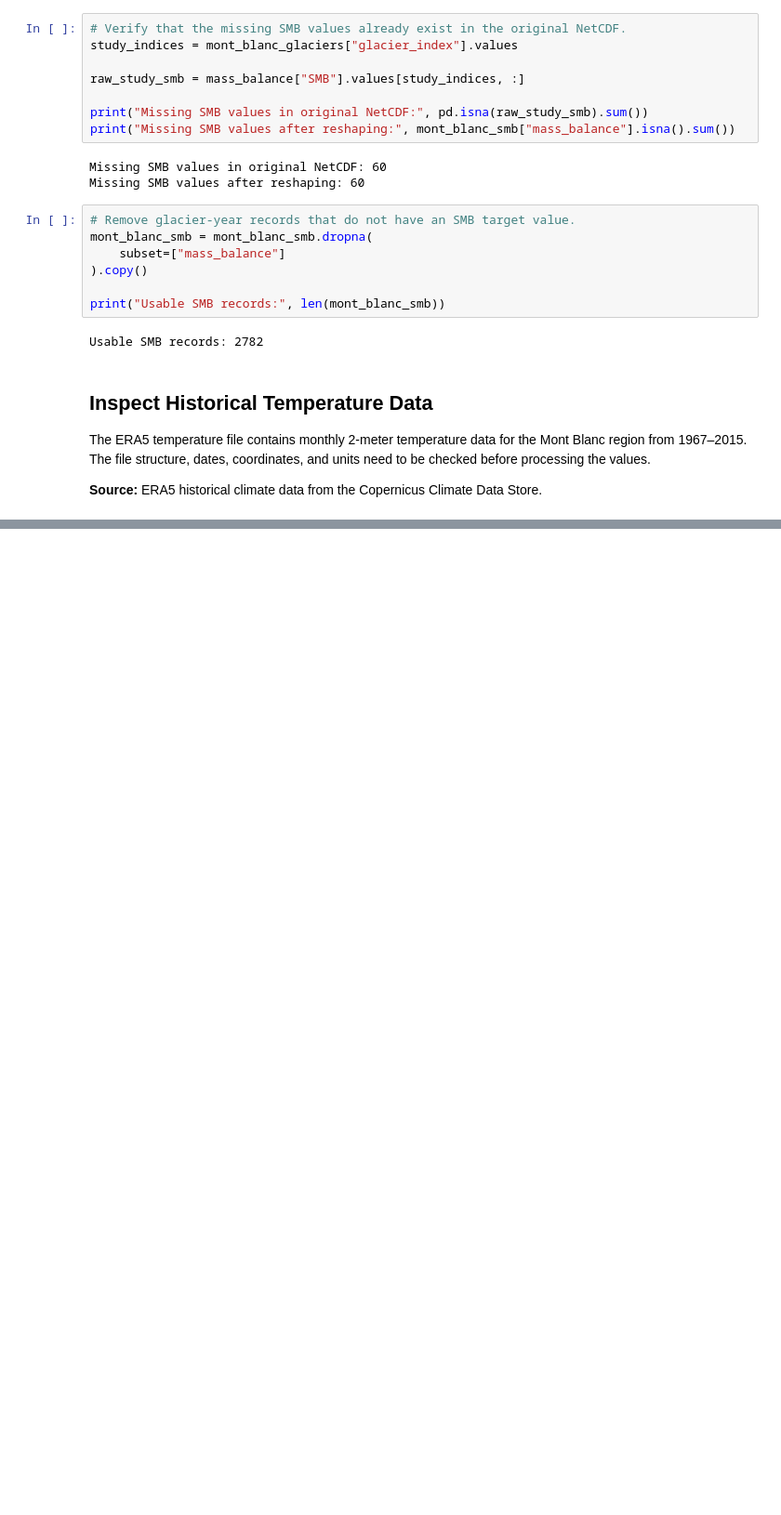
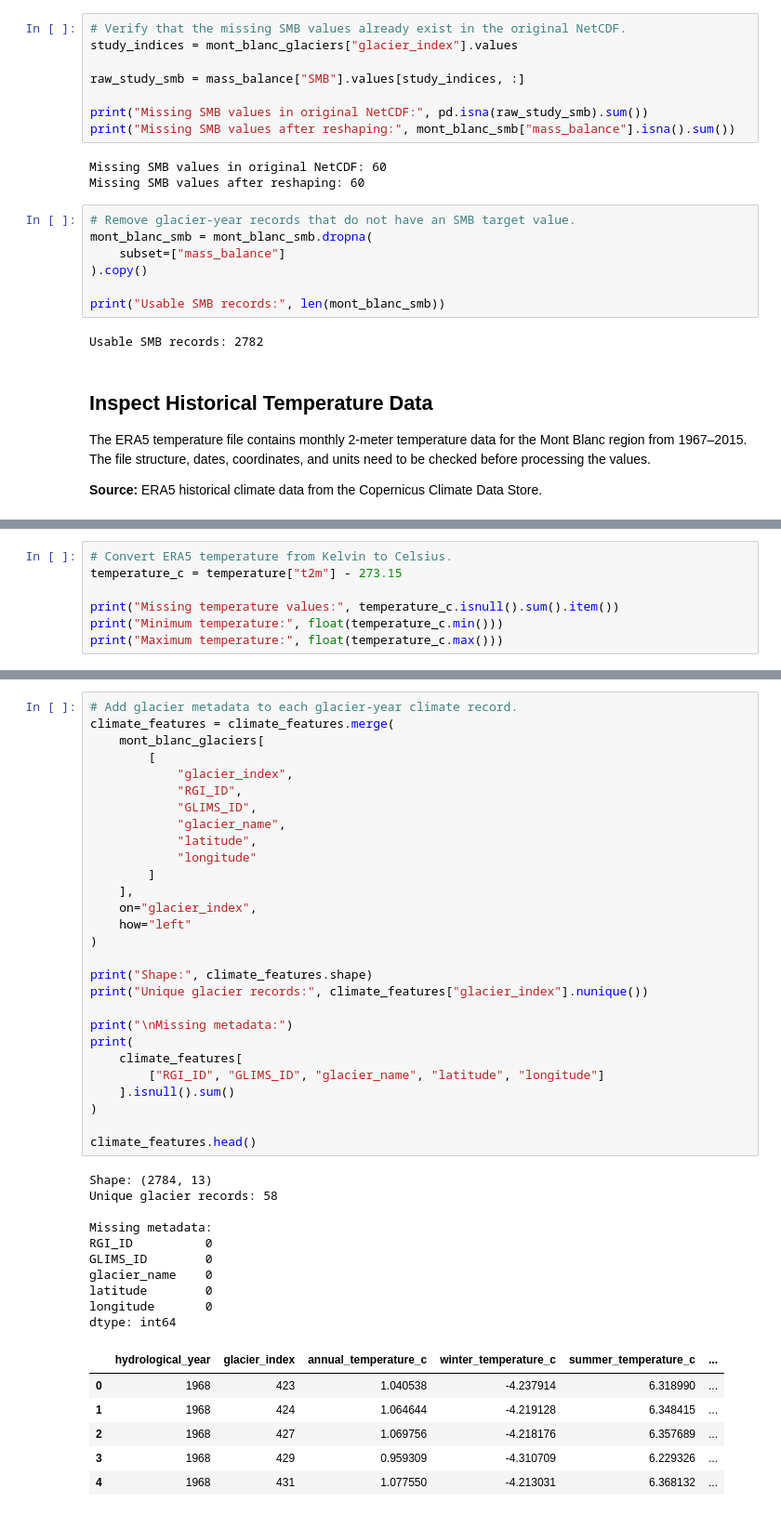
Before and after one commit to GabeC2227/Mont-Blanc-Prediction-Model-Senior-Design-Project, a Jupyter notebook: data-science/notebooks/01_prepare_historical_data.ipynb, the cells around one changed output, grey strips where cells are left out. Shown at 93% size. Cells and saved outputs as stored; diff of their text form; blank space fills up the shorter version.

Commit message:
Update Mont Blanc historical data preparation and feature exploration

```diff
--- a/data-science/notebooks/01_prepare_historical_data.ipynb
+++ b/data-science/notebooks/01_prepare_historical_data.ipynb
@@ -194,0 +289,7 @@ Precipitation latitudes: [46.   45.75]
+# %%
+# Convert ERA5 temperature from Kelvin to Celsius.
+temperature_c = temperature["t2m"] - 273.15
+
+print("Missing temperature values:", temperature_c.isnull().sum().item())
+print("Minimum temperature:", float(temperature_c.min()))
+print("Maximum temperature:", float(temperature_c.max()))
@@ -194,0 +615,45 @@ Precipitation latitudes: [46.   45.75]
+# %%
+# Add glacier metadata to each glacier-year climate record.
+climate_features = climate_features.merge(
+    mont_blanc_glaciers[
+        [
+            "glacier_index",
+            "RGI_ID",
+            "GLIMS_ID",
+            "glacier_name",
+            "latitude",
+            "longitude"
+        ]
+    ],
+    on="glacier_index",
+    how="left"
+)
+
+print("Shape:", climate_features.shape)
+print("Unique glacier records:", climate_features["glacier_index"].nunique())
+
+print("\nMissing metadata:")
+print(
+    climate_features[
+        ["RGI_ID", "GLIMS_ID", "glacier_name", "latitude", "longitude"]
+    ].isnull().sum()
+)
+
+climate_features.head()
+# %% [output]
+Shape: (2784, 13)
+Unique glacier records: 58
+
+Missing metadata:
+RGI_ID          0
+GLIMS_ID        0
+glacier_name    0
+latitude        0
+longitude       0
+dtype: int64
+|  | hydrological_year | glacier_index | annual_temperature_c | winter_temperature_c | summer_temperature_c | ... |
+| 0 | 1968 | 423 | 1.040538 | -4.237914 | 6.318990 | ... |
+| 1 | 1968 | 424 | 1.064644 | -4.219128 | 6.348415 | ... |
+| 2 | 1968 | 427 | 1.069756 | -4.218176 | 6.357689 | ... |
+| 3 | 1968 | 429 | 0.959309 | -4.310709 | 6.229326 | ... |
+| 4 | 1968 | 431 | 1.077550 | -4.213031 | 6.368132 | ... |
```
Also changed, not shown: parts of 23 cells of this notebook, 3 other files.
